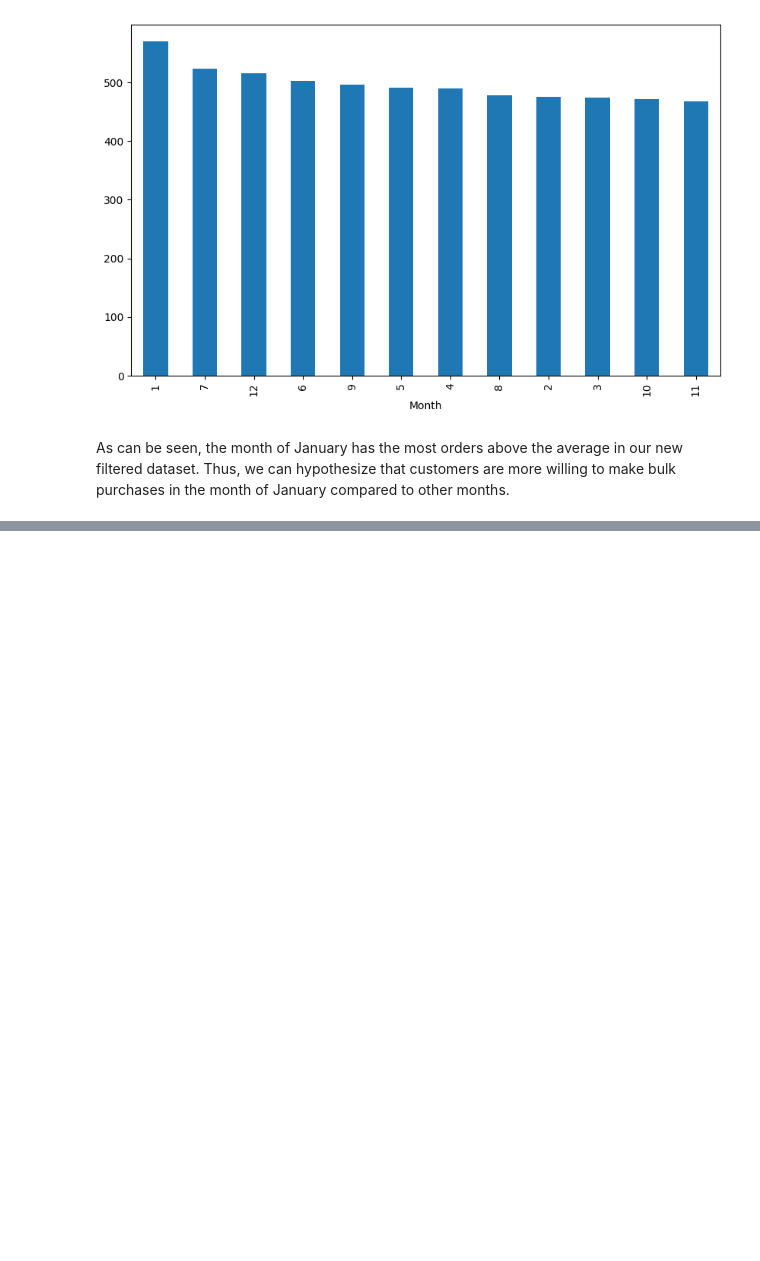
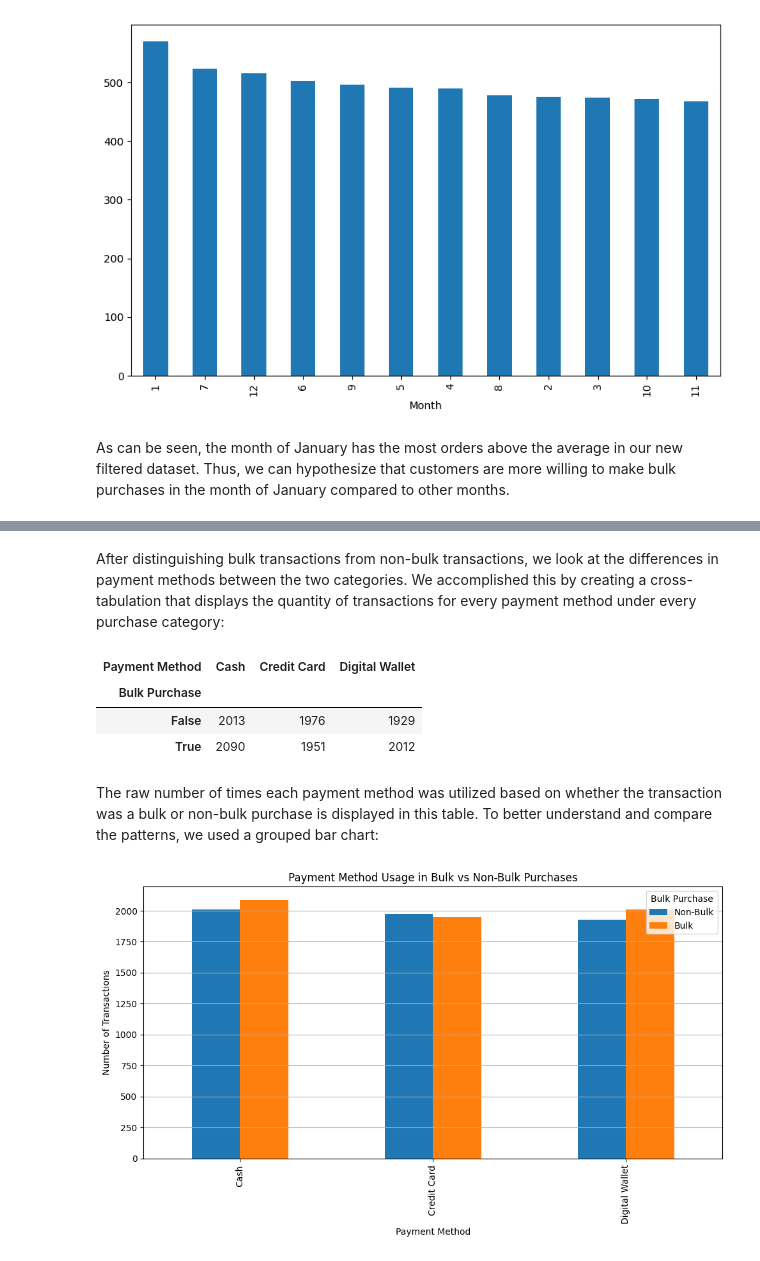
Before and after one commit to Shoufou/CSMODEL-MCO, a Jupyter notebook: CSMODEL CITIZENS - MCO1.ipynb, the cells around one changed output, grey strips where cells are left out. Drawn from its saved outputs; the diff is of its cells as text; code cells hidden in the pictures; blank space fills up the shorter version.

```diff
--- a/CSMODEL CITIZENS - MCO1.ipynb
+++ b/CSMODEL CITIZENS - MCO1.ipynb
@@ -610,0 +617,3 @@ As can be seen, the month of January has the most orders above the average in ou
+# %%
+df['Bulk Purchase'] = df['Quantity'] >= 6
+df[['Quantity', 'Bulk Purchase']].head(10)
@@ -610,0 +632,23 @@ As can be seen, the month of January has the most orders above the average in ou
+# %% [markdown]
+After distinguishing bulk transactions from non-bulk transactions, we look at the differences in payment methods between the two categories.  We accomplished this by creating a cross-tabulation that displays the quantity of transactions for every payment method under every purchase category:
+# %%
+payment_counts = pd.crosstab(df['Bulk Purchase'], df['Payment Method'])
+payment_counts
+# %% [output]
+| Payment Method | Cash | Credit Card | Digital Wallet |
+| Bulk Purchase |  |  |  |
+| False | 2013 | 1976 | 1929 |
+| True | 2090 | 1951 | 2012 |
+# %% [markdown]
+The raw number of times each payment method was utilized based on whether the transaction was a bulk or non-bulk purchase is displayed in this table. To better understand and compare the patterns, we used a grouped bar chart:
+# %%
+payment_counts.T.plot(kind='bar', figsize=(10,6))
+mpl.xlabel('Payment Method')
+mpl.ylabel('Number of Transactions')
+mpl.title('Payment Method Usage in Bulk vs Non-Bulk Purchases')
+mpl.legend(title='Bulk Purchase', labels=['Non-Bulk', 'Bulk'])
+mpl.grid(axis='y')
+mpl.tight_layout()
+mpl.show()
+# %% [output]
+[figure, added]
```
Also changed, not shown: parts of 3 cells of this notebook.
